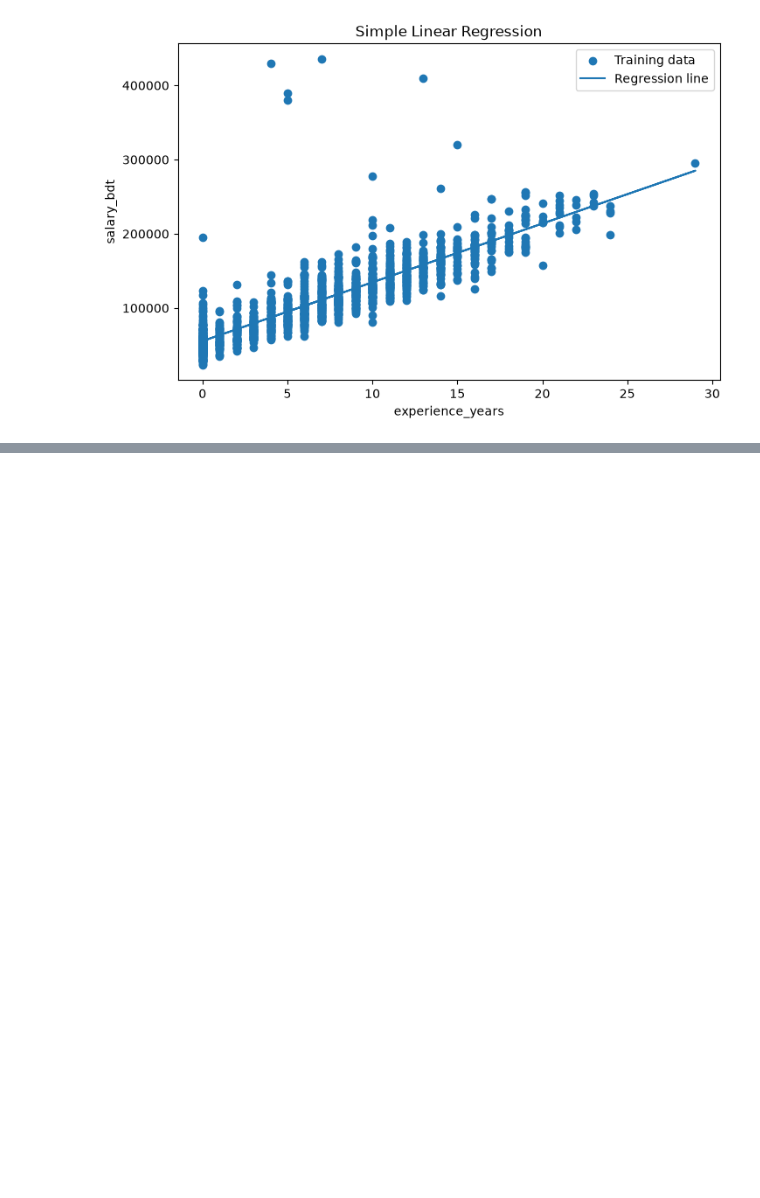
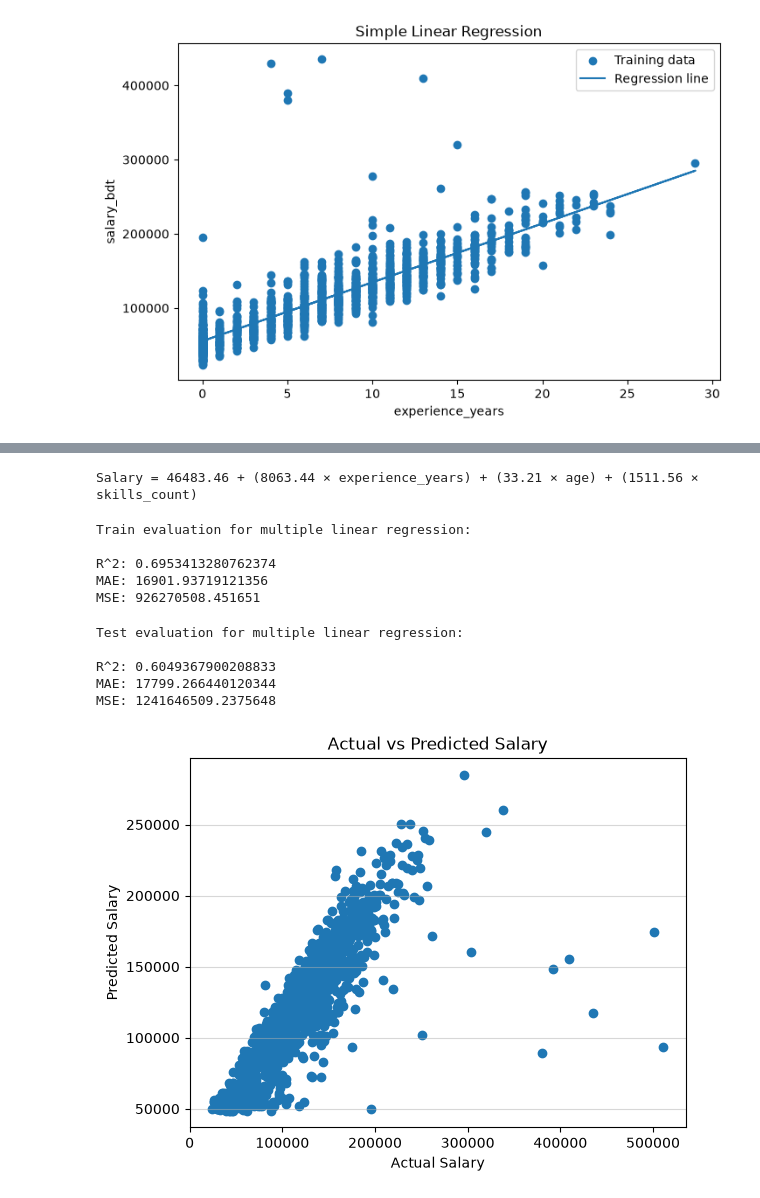
Before and after one commit to nguyenminhhieu108/Assign_4, a Jupyter notebook: main.ipynb, the cells around one changed output, grey strips where cells are left out. Drawn from its saved outputs; the diff is of its cells as text; code cells hidden in the pictures; blank space fills up the shorter version.

```diff
--- a/main.ipynb
+++ b/main.ipynb
@@ -271,0 +316,10 @@ plt.show()
+# %%
+# Tạo x, y
+X_multi = multi_data[
+    ['experience_years', 'age', 'skills_count']
+]
+
+y_multi = multi_data['salary_bdt']
+
+print("X_multi shape:", X_multi.shape)
+print("y_multi shape:", y_multi.shape)
@@ -271,0 +329,13 @@ plt.show()
+# %%
+# Chia train và test cho mô hình hồi quy tuyến tính đa biến
+X_multi_train, X_multi_test, y_multi_train, y_multi_test = train_test_split(
+    X_multi,
+    y_multi,
+    test_size=0.3,
+    random_state=4
+)
+
+print("X_multi_train:", X_multi_train.shape)
+print("X_multi_test:", X_multi_test.shape)
+print("y_multi_train:", y_multi_train.shape)
+print("y_multi_test:", y_multi_test.shape)
@@ -271,0 +347,6 @@ plt.show()
+# %%
+multi_model = LinearRegression()
+multi_model.fit(
+    X_multi_train,
+    y_multi_train
+)
@@ -271,0 +372,47 @@ plt.show()
+# %%
+# Phương trình hồi quy tuyến tính đa biến
+print(
+    f"Salary = {multi_model.intercept_:.2f} "
+    f"+ ({multi_model.coef_[0]:.2f} × experience_years) "
+    f"+ ({multi_model.coef_[1]:.2f} × age) "
+    f"+ ({multi_model.coef_[2]:.2f} × skills_count)"
+)
+# %% [output]
+Salary = 46483.46 + (8063.44 × experience_years) + (33.21 × age) + (1511.56 × skills_count)
+# %%
+multi_train_pred = multi_model.predict(X_multi_train)
+multi_test_pred = multi_model.predict(X_multi_test)
+# %%
+# Model evaluation on train data
+print('Train evaluation for multiple linear regression:\n')
+print('R^2:', metrics.r2_score(y_multi_train, multi_train_pred))
+print('MAE:', metrics.mean_absolute_error(y_multi_train, multi_train_pred))
+print('MSE:', metrics.mean_squared_error(y_multi_train, multi_train_pred))
+# %% [output]
+Train evaluation for multiple linear regression:
+
+R^2: 0.6953413280762374
+MAE: 16901.93719121356
+MSE: 926270508.451651
+# %%
+print('Test evaluation for multiple linear regression:\n')
+print('R^2:', metrics.r2_score(y_multi_test, multi_test_pred))
+print('MAE:', metrics.mean_absolute_error(y_multi_test, multi_test_pred))
+print('MSE:', metrics.mean_squared_error(y_multi_test, multi_test_pred))
+# %% [output]
+Test evaluation for multiple linear regression:
+
+R^2: 0.6049367900208833
+MAE: 17799.266440120344
+MSE: 1241646509.2375648
+# %%
+plt.scatter(y_multi_train, multi_train_pred)
+
+plt.xlabel('Actual Salary')
+plt.ylabel('Predicted Salary')
+plt.title('Actual vs Predicted Salary')
+plt.grid(axis='y', alpha=0.5)
+
+plt.show()
+# %% [output]
+[figure, added]
```
Also changed, not shown: parts of 21 cells of this notebook.
